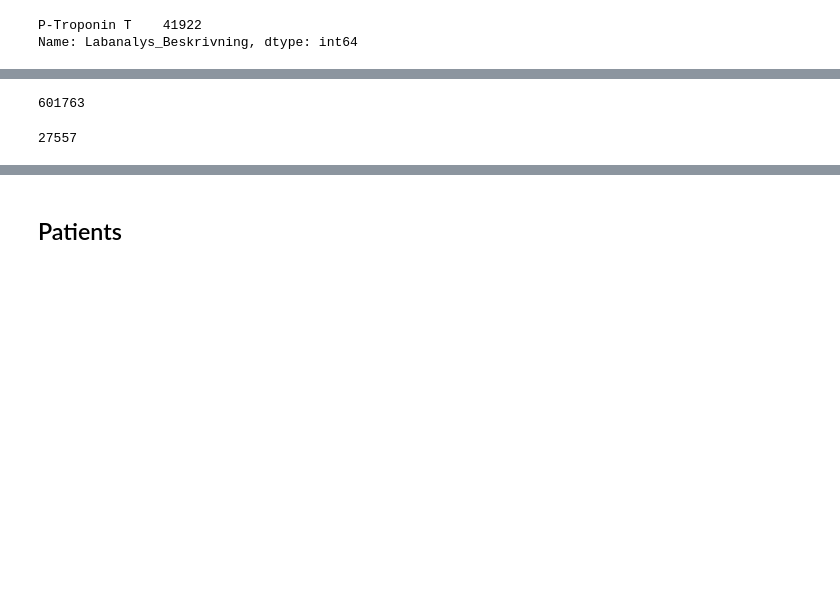
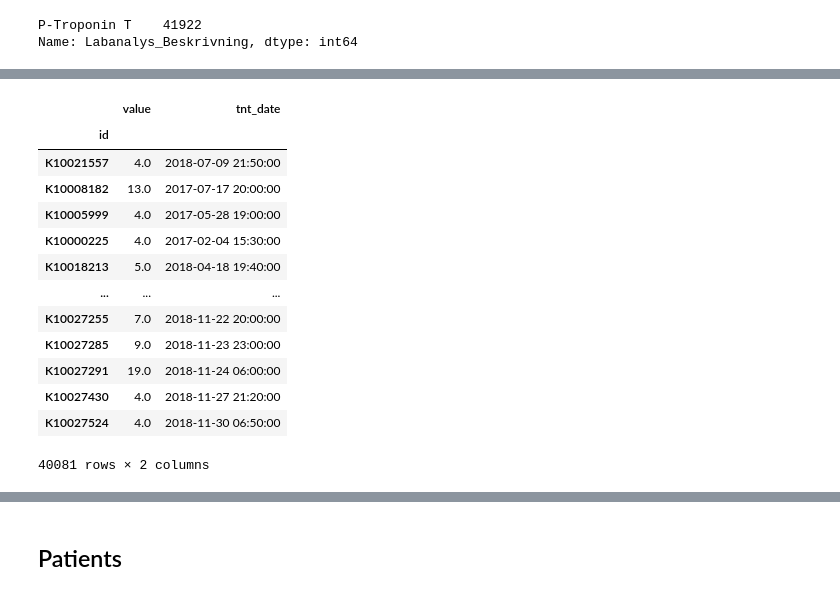
Before and after one commit to Tipulidae/mim, a Jupyter notebook: notebooks/esc_trop.ipynb, the cells around one changed output, grey strips where cells are left out. Cells and saved outputs as stored; diff of their text form; code cells hidden in the pictures; blank space fills up the shorter version.

```diff
--- a/notebooks/esc_trop.ipynb
+++ b/notebooks/esc_trop.ipynb
@@ -390,8 +330,26 @@ foo
-# %%
-len(lab)
-# %% [output]
-601763
-# %%
-len(lab.Alias.unique())
-# %% [output]
-27557
+# %%
+tnts = (
+    lab.loc[
+        lab.Labanalys_Namn.str.match('P-Troponin'),
+        ['KontaktId', 'value', 'Analyssvar_ProvtagningDatum']]
+    .dropna()
+    .rename(columns={'KontaktId': 'id', 'Analyssvar_ProvtagningDatum': 'tnt_date'})
+    .set_index('id')
+)
+tnts.tnt_date = pd.to_datetime(tnts.tnt_date, format="%Y-%m-%d %H:%M:%S.%f")
+tnts
+# %% [output]
+|  | value | tnt_date |
+| id |  |  |
+| K10021557 | 4.0 | 2018-07-09 21:50:00 |
+| K10008182 | 13.0 | 2017-07-17 20:00:00 |
+| K10005999 | 4.0 | 2017-05-28 19:00:00 |
+| K10000225 | 4.0 | 2017-02-04 15:30:00 |
+| K10018213 | 5.0 | 2018-04-18 19:40:00 |
+| ... | ... | ... |
+| K10027255 | 7.0 | 2018-11-22 20:00:00 |
+| K10027285 | 9.0 | 2018-11-23 23:00:00 |
+| K10027291 | 19.0 | 2018-11-24 06:00:00 |
+| K10027430 | 4.0 | 2018-11-27 21:20:00 |
+| K10027524 | 4.0 | 2018-11-30 06:50:00 |
+40081 rows × 2 columns
```
Also changed, not shown: parts of 29 cells of this notebook.
